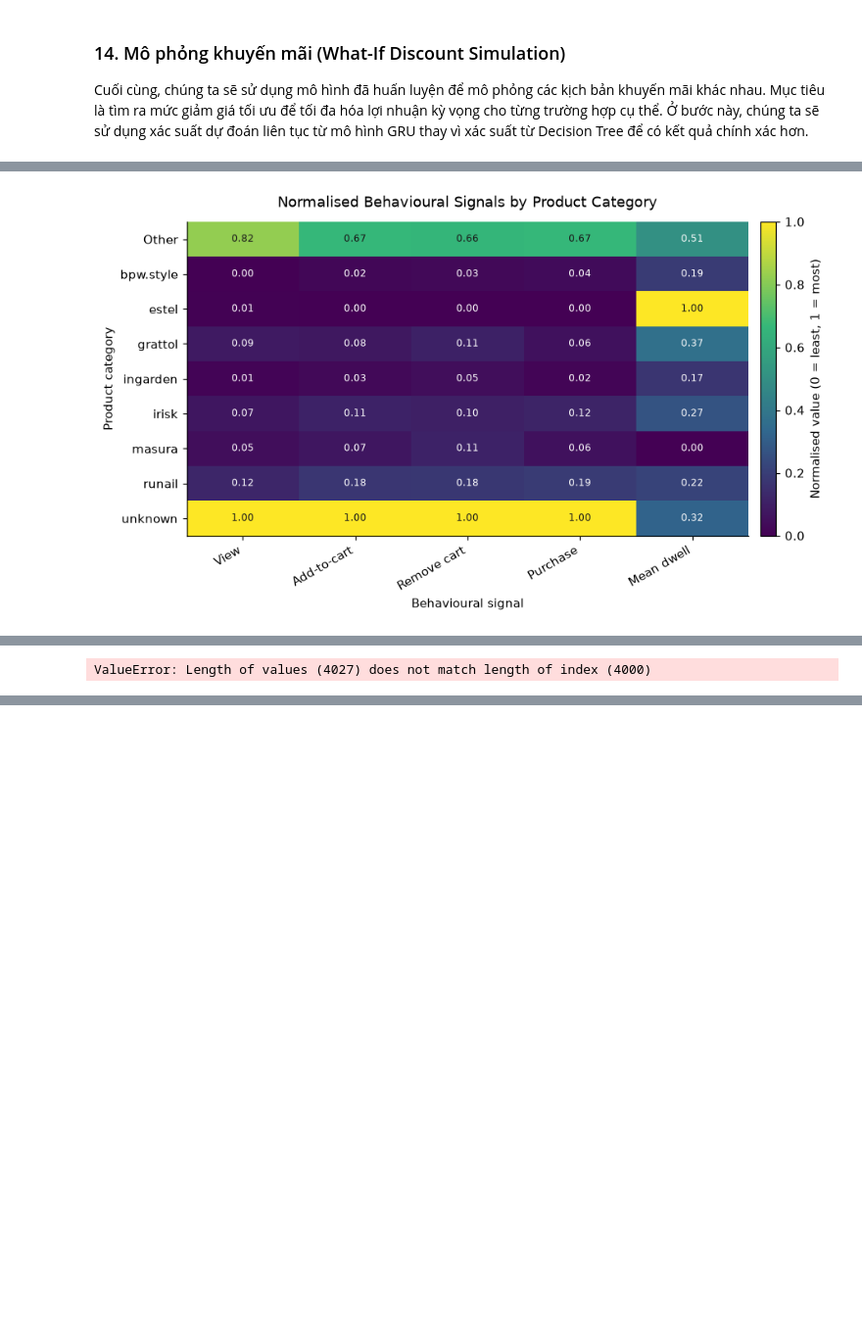
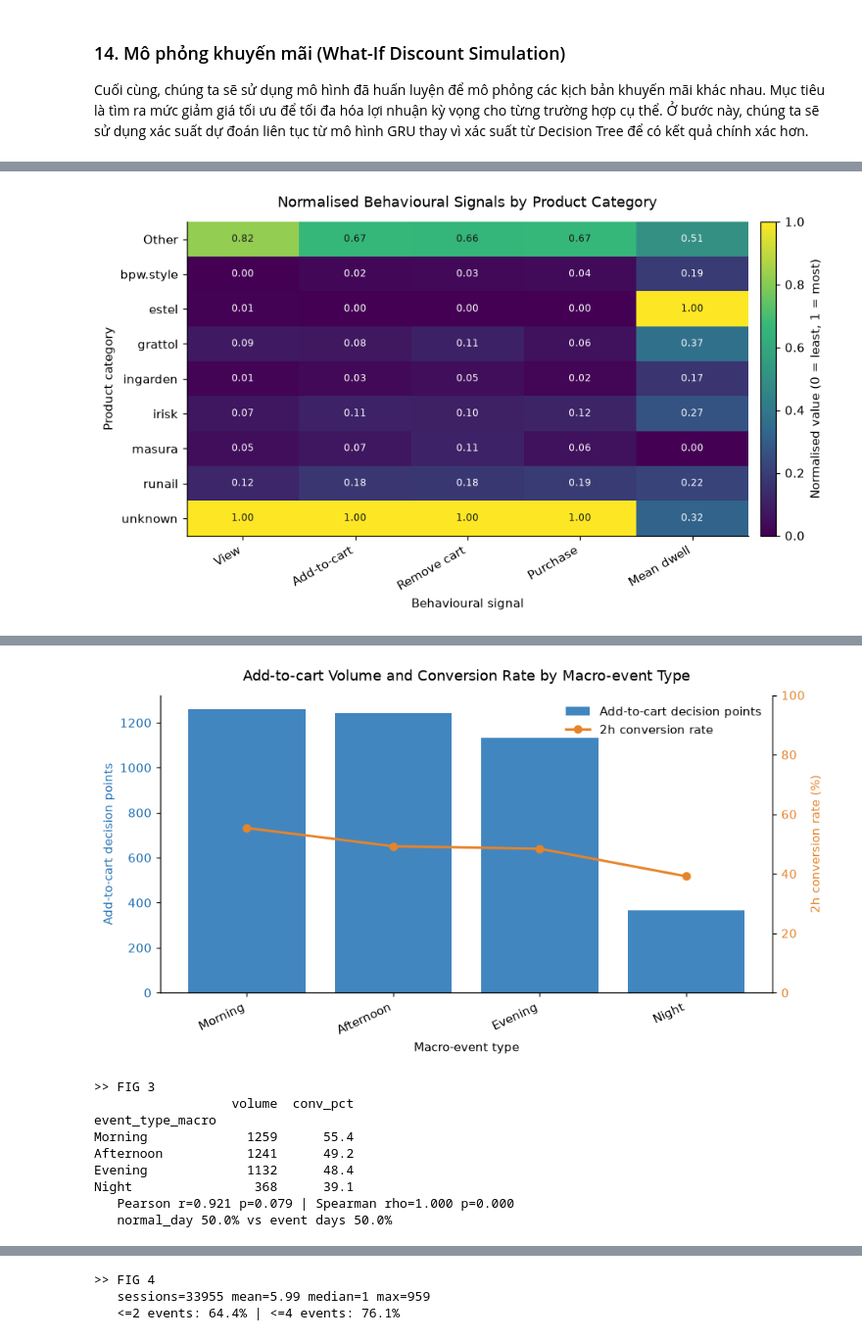
Before and after one commit to BaoVy2810/ecommerce-causal-analysis, a Jupyter notebook: notebooks/GRU.ipynb, the cells around one changed output, grey strips where cells are left out. Shown at 98% size. Drawn from its saved outputs; the diff is of its cells as text; code cells hidden in the pictures; blank space fills up the shorter version.

Commit message:
Organize notebook outputs and generated artifacts

```diff
--- a/notebooks/GRU.ipynb
+++ b/notebooks/GRU.ipynb
@@ -10,6 +10,14 @@ import glob
 import gc
 import pandas as pd
 import numpy as np
+
+
+# Dynamic Path Setup for IDE and Kernel safety
+BASE_DIR = os.path.abspath(os.path.join(os.getcwd(), "..")) if os.path.basename(os.getcwd()) == "notebooks" else os.getcwd()
+FIG_DIR = os.path.join(BASE_DIR, "figures", "gru")
+OUT_DIR = os.path.join(BASE_DIR, "outputs", "gru")
+os.makedirs(FIG_DIR, exist_ok=True)
+os.makedirs(OUT_DIR, exist_ok=True)
 # %%
 import kagglehub
 
@@ -1009,7 +1002,7 @@ ax.set_xlabel("Behavioural signal"); ax.set_ylabel("Product category")
 ax.set_title("Normalised Behavioural Signals by Product Category", pad=12)
 fig.colorbar(im, ax=ax, fraction=0.03, pad=0.02,
              label="Normalised value (0 = least, 1 = most)")
-plt.savefig("fig2_heatmap.png", dpi=300, bbox_inches="tight"); plt.show()
+plt.savefig(os.path.join(FIG_DIR, "fig2_heatmap.png"), dpi=300, bbox_inches="tight"); plt.show()
 
 print(">> FIG 2 raw counts")
 print(mat.round(1).to_string())
@@ -1044,7 +1037,7 @@ ax2.set_ylim(0, 100)
 h1, l1 = ax1.get_legend_handles_labels(); h2, l2 = ax2.get_legend_handles_labels()
 ax1.legend(h1 + h2, l1 + l2, loc="upper right", frameon=False)
 ax1.set_title("Add-to-cart Volume and Conversion Rate by Macro-event Type", pad=12)
-plt.savefig("fig3_dualaxis.png", dpi=300, bbox_inches="tight"); plt.show()
+plt.savefig(os.path.join(FIG_DIR, "fig3_dualaxis.png"), dpi=300, bbox_inches="tight"); plt.show()
 
 from scipy import stats
 r, p = stats.pearsonr(grp["volume"], grp["conv"])
@@ -1088,7 +1081,7 @@ ax.legend(frameon=False)
 ax.set_title("(b) Session-length distribution", pad=10)
 
 plt.tight_layout()
-plt.savefig("fig4_composition_sessions.png", dpi=300, bbox_inches="tight"); plt.show()
+plt.savefig(os.path.join(FIG_DIR, "fig4_composition_sessions.png"), dpi=300, bbox_inches="tight"); plt.show()
 
 print(">> FIG 4")
 print(f"   sessions={sess_len.count()} mean={sess_len.mean():.2f} "
@@ -1103,10 +1096,13 @@ from sklearn.metrics import confusion_matrix
 
 LAB = ["No purchase", "Purchase"]
 cmap_b = LinearSegmentedColormap.from_list("blues", ["#f7fbff", "#2171b5"])
-panels = [("(a) GRU (end-to-end)", confusion_matrix(y_test, y_pred_gru)),
-          ("(b) Decision Tree (on GRU embedding)", confusion_matrix(y_test, y_pred))]
+panels = [
+    ("(a) GRU (end-to-end)", confusion_matrix(y_test, y_pred_gru)),
+    ("(b) Decision Tree (on GRU embedding)", confusion_matrix(y_test, y_pred_dt)),
+    ("(c) LightGBM Classifier", confusion_matrix(y_test, y_pred_lgb))
+]
 
-fig, axes = plt.subplots(1, 2, figsize=(9.5, 4.2))
+fig, axes = plt.subplots(1, 3, figsize=(14, 4.2))
 for ax, (title, cm) in zip(axes, panels):
     cmn = cm.astype(float) / cm.sum(axis=1, keepdims=True)
     im = ax.imshow(cmn, cmap=cmap_b, vmin=0, vmax=1)
@@ -1127,7 +1123,7 @@ for ax, (title, cm) in zip(axes, panels):
     for s in ax.spines.values(): s.set_visible(False)
 fig.colorbar(im, ax=axes, fraction=0.025, pad=0.03,
              label="Proportion within actual class")
-plt.savefig("fig5_confusion.png", dpi=300, bbox_inches="tight"); plt.show()
+plt.savefig(os.path.join(FIG_DIR, "fig5_confusion.png"), dpi=300, bbox_inches="tight"); plt.show()
 
 
 # =====================================================================
@@ -1138,7 +1134,8 @@ from sklearn.metrics import roc_curve, roc_auc_score
 fig, ax = plt.subplots(figsize=(5.6, 5.2))
 for name, proba, colour, ls in [
     ("GRU (end-to-end)", y_proba_gru, BLUE, "-"),
-    ("Decision Tree (on GRU embedding)", y_proba, ORANGE, "--"),
+    ("Decision Tree (on GRU embedding)", y_proba_dt, ORANGE, "--"),
+    ("LightGBM Classifier", y_proba_lgb, "#2ca02c", "-."),
 ]:
     fpr, tpr, _ = roc_curve(y_test, proba)
     ax.plot(fpr, tpr, color=colour, linestyle=ls, linewidth=2,
@@ -1149,7 +1146,7 @@ ax.set_xlabel("False positive rate"); ax.set_ylabel("True positive rate")
 ax.set_title("ROC Curves on the Test Partition", pad=12)
 ax.legend(loc="lower right", frameon=False, fontsize=9)
 ax.set_xlim(-0.01, 1.01); ax.set_ylim(-0.01, 1.01)
-plt.savefig("fig6_roc.png", dpi=300, bbox_inches="tight"); plt.show()
+plt.savefig(os.path.join(FIG_DIR, "fig6_roc.png"), dpi=300, bbox_inches="tight"); plt.show()
 
 
 # =====================================================================
@@ -1175,7 +1172,7 @@ ax.set_xlabel("Promotion Opportunity Score")
 ax.set_ylabel("Number of decision points")
 ax.set_title("Distribution of the Promotion Opportunity Score (test partition)",
              pad=12)
-plt.savefig("fig7_pos_hist.png", dpi=300, bbox_inches="tight"); plt.show()
+plt.savefig(os.path.join(FIG_DIR, "fig7_pos_hist.png"), dpi=300, bbox_inches="tight"); plt.show()
 
 
 # =====================================================================
@@ -1207,7 +1204,7 @@ axes[1].set_title("(b) Expected profit response to discount depth", pad=10)
 axes[0].legend(handles=[Line2D([], [], color=colour[k], linestyle=style[k], label=k)
                         for k in style], loc="center left", frameon=False, fontsize=9)
 plt.tight_layout()
-plt.savefig("fig8_discount_response.png", dpi=300, bbox_inches="tight"); plt.show()
+plt.savefig(os.path.join(FIG_DIR, "fig8_discount_response.png"), dpi=300, bbox_inches="tight"); plt.show()
 
 print(">> FIG 8 - elasticity direction per case")
 for cid, g in sim.groupby("case"):
@@ -1228,7 +1225,7 @@ plot_tree(dt_model, feature_names=all_feature_names,
           class_names=["No purchase", "Purchase"],
           filled=True, rounded=True, fontsize=8, ax=ax, impurity=False)
 ax.set_title("Decision Tree rule paths", pad=12)
-plt.savefig("figA1_tree.png", dpi=300, bbox_inches="tight"); plt.show()
+plt.savefig(os.path.join(FIG_DIR, "figA1_tree.png"), dpi=300, bbox_inches="tight"); plt.show()
 # %% [output]
 [figure]
 >> FIG 2 raw counts
@@ -1246 +1243,10 @@ unknown    41204        24573        13169      6046  52107.5000
+[figure, added]
-ValueError: Length of values (4027) does not match length of index (4000)
+>> FIG 3
+                  volume  conv_pct
+event_type_macro
+Morning             1259      55.4
+Afternoon           1241      49.2
+Evening             1132      48.4
+Night                368      39.1
+   Pearson r=0.921 p=0.079 | Spearman rho=1.000 p=0.000
+   normal_day 50.0% vs event days 50.0%
@@ -1246,0 +1254,3 @@ ValueError: Length of values (4027) does not match length of index (4000)
+>> FIG 4
+   sessions=33955 mean=5.99 median=1 max=959
+   <=2 events: 64.4% | <=4 events: 76.1%
```
Also changed, not shown: parts of 14 cells of this notebook, 18 other files.
